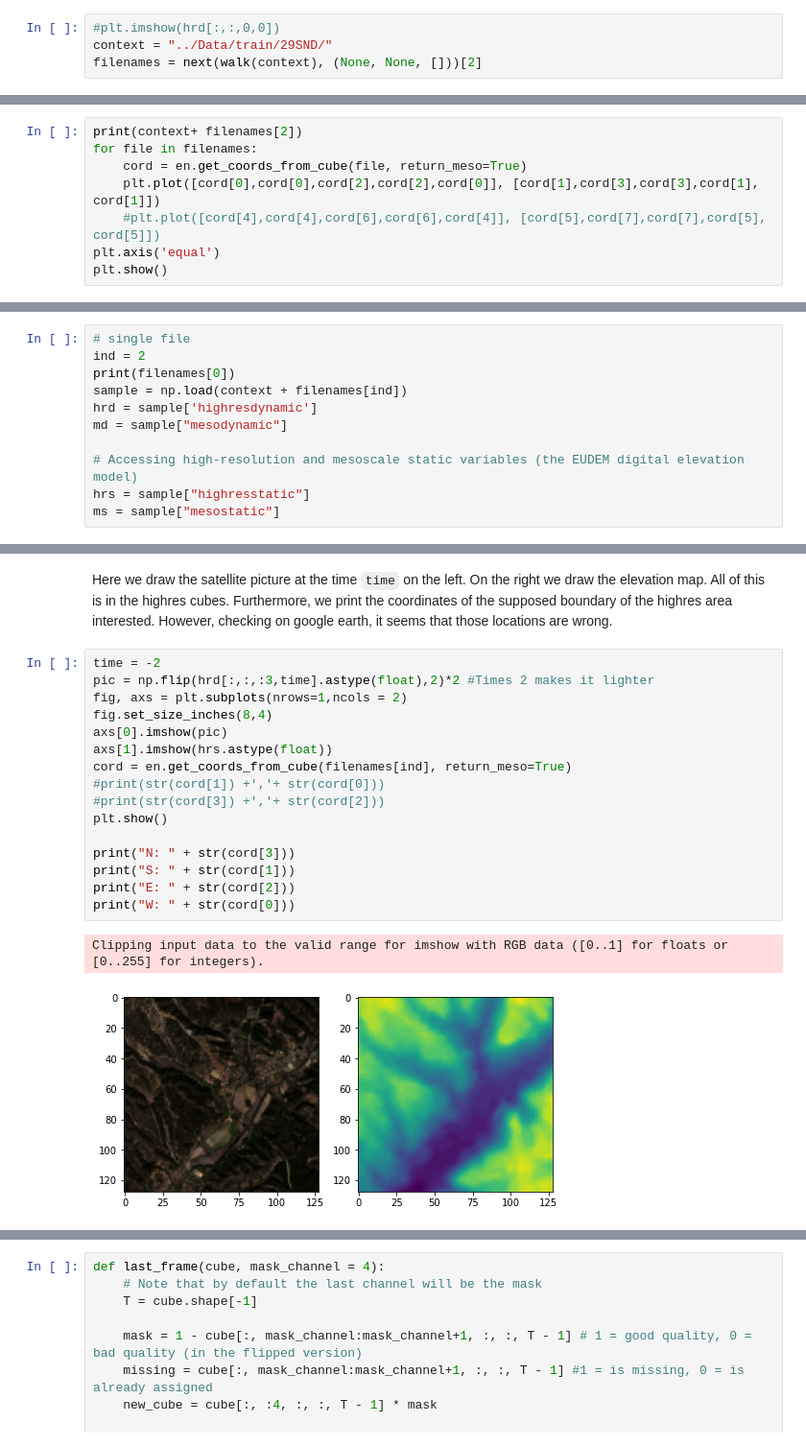
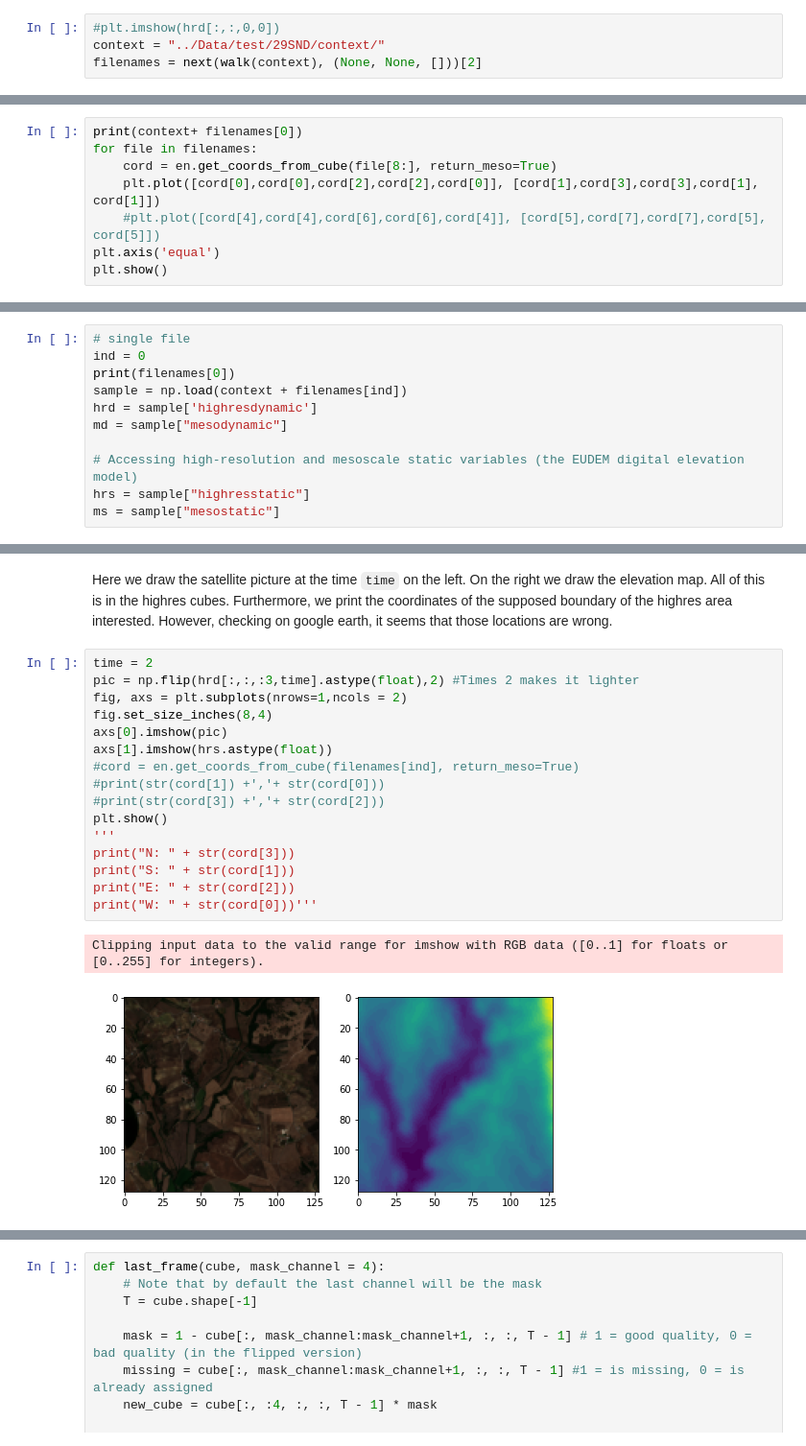
Before and after one commit to rudolfwilliam/satellite_image_forecasting, a Jupyter notebook: demos/data_observation_demo.ipynb, the cells around one changed output, grey strips where cells are left out. Shown: that part at 96% size. Saved outputs shown, nothing was run; the diff lists cells and outputs as text.

```diff
--- a/demos/data_observation_demo.ipynb
+++ b/demos/data_observation_demo.ipynb
@@ -39,5 +39,5 @@ import torch
 Here we look at some files inside the tile `29SND`
 # %%
 #plt.imshow(hrd[:,:,0,0])
-context = "../Data/train/29SND/"
+context = "../Data/test/29SND/context/"
 filenames = next(walk(context), (None, None, []))[2]
@@ -44,9 +48,9 @@ filenames = next(walk(context), (None, None, []))[2]
 # %% [markdown]
 Here we try to plot the locations of the files within the tile. Although this graph looks nice, we need to remember that the coordinates of such locations have proven to be wrong many times. Something I don't want to exclude is that the real location is the "transposed" of the real one within the tile.
 # %%
-print(context+ filenames[2])
+print(context+ filenames[0])
 for file in filenames:
-    cord = en.get_coords_from_cube(file, return_meso=True)
+    cord = en.get_coords_from_cube(file[8:], return_meso=True)
     plt.plot([cord[0],cord[0],cord[2],cord[2],cord[0]], [cord[1],cord[3],cord[3],cord[1], cord[1]])
     #plt.plot([cord[4],cord[4],cord[6],cord[6],cord[4]], [cord[5],cord[7],cord[7],cord[5], cord[5]])
 plt.axis('equal')
@@ -64,7 +68,7 @@ en.get_coords_from_tile("29SND")
 We now deep down in a single file. `ind` indicates which file we are using (in cardinal order)
 # %%
 # single file
-ind = 2
+ind = 0
 print(filenames[0])
 sample = np.load(context + filenames[ind])
 hrd = sample['highresdynamic']
@@ -78,21 +82,21 @@ ms = sample["mesostatic"]
 # %% [markdown]
 Here we draw the satellite picture at the time `time` on the left. On the right we draw the elevation map. All of this is in the highres cubes. Furthermore, we print the coordinates of the supposed boundary of the highres area interested. However, checking on google earth, it seems that those locations are wrong.
 # %%
-time = -2
-pic = np.flip(hrd[:,:,:3,time].astype(float),2)*2 #Times 2 makes it lighter
+time = 2
+pic = np.flip(hrd[:,:,:3,time].astype(float),2) #Times 2 makes it lighter
 fig, axs = plt.subplots(nrows=1,ncols = 2)
 fig.set_size_inches(8,4)
 axs[0].imshow(pic)
 axs[1].imshow(hrs.astype(float))
-cord = en.get_coords_from_cube(filenames[ind], return_meso=True)
+#cord = en.get_coords_from_cube(filenames[ind], return_meso=True)
 #print(str(cord[1]) +','+ str(cord[0]))
 #print(str(cord[3]) +','+ str(cord[2]))
 plt.show()
-
+'''
 print("N: " + str(cord[3]))
 print("S: " + str(cord[1]))
 print("E: " + str(cord[2]))
-print("W: " + str(cord[0]))
+print("W: " + str(cord[0]))'''
 # %% [output]
 Clipping input data to the valid range for imshow with RGB data ([0..1] for floats or [0..255] for integers).
-[figure, old version]
+[figure, new version]
```
Also changed, not shown: parts of 6 cells of this notebook, 1 other file.
